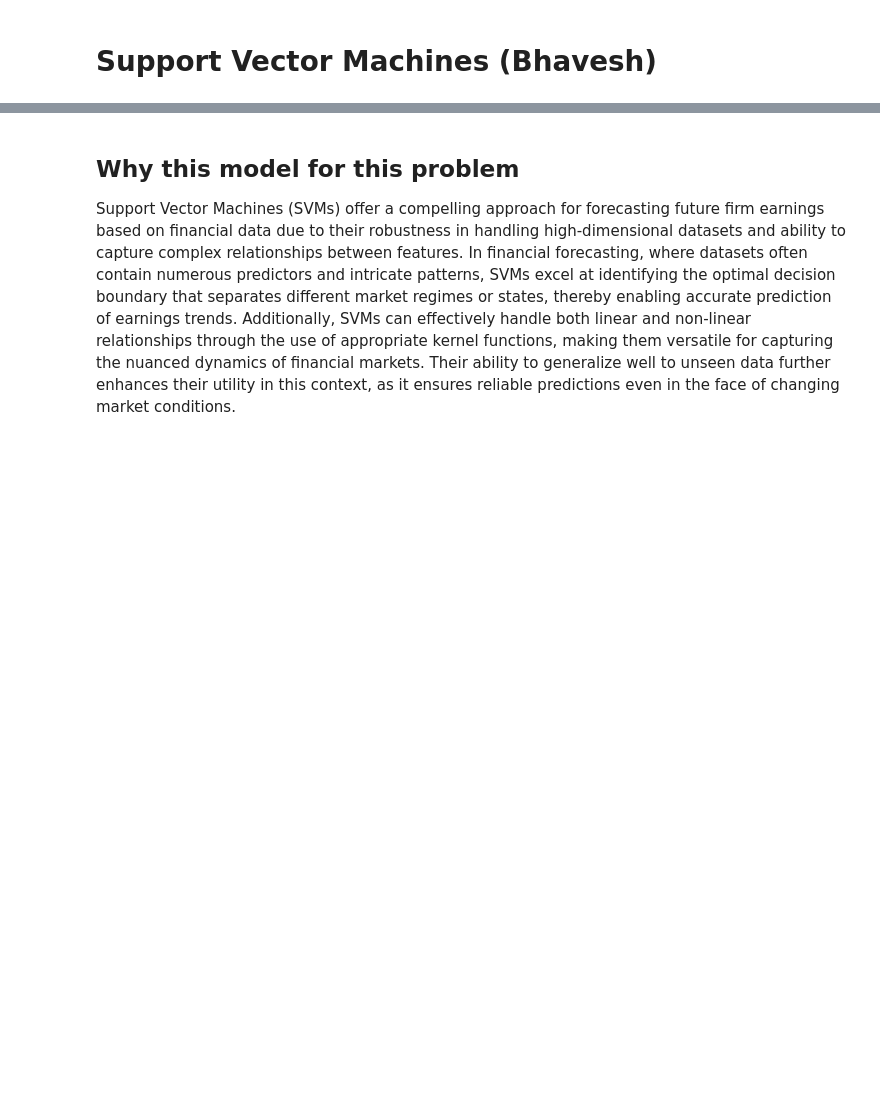
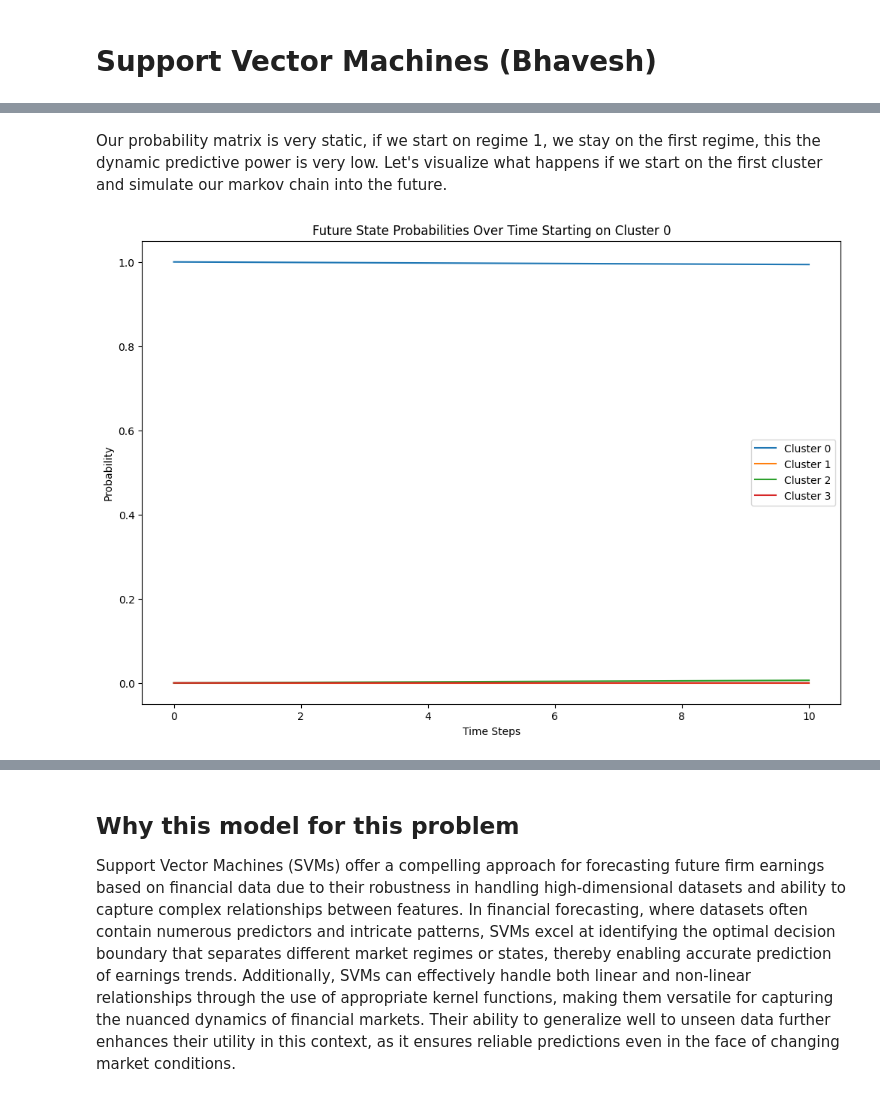
Before and after one commit to franco-rey/521-Final-Project, a Jupyter notebook: Group Report - OUTLINE FOR WRITING.ipynb, the cells around one changed output, grey strips where cells are left out. Drawn from its saved outputs; the diff is of its cells as text; code cells hidden in the pictures; blank space fills up the shorter version.

```diff
--- a/Group Report - OUTLINE FOR WRITING.ipynb
+++ b/Group Report - OUTLINE FOR WRITING.ipynb
@@ -727,0 +842,56 @@ plt.show()
+# %% [markdown]
+Our probability matrix is very static, if we start on regime 1, we stay on the first regime, this the dynamic predictive power is very low. Let's visualize what happens if we start on the first cluster and simulate our markov chain into the future.
+# %%
+import numpy as np
+
+
+num_clusters = 4  # Number of clusters or states in the Markov chain
+num_steps = 10    # We'll start with 10 steps
+
+# predicts next state given current state distribution
+def predict_next_state(current_state_prob, transition_matrix):
+    """
+    Multiply the current state probability distribution by the transition matrix
+    to get the next state distribution.
+    """
+    return np.dot(current_state_prob, transition_matrix)
+
+# simulates multiple steps in the future
+def simulate_markov_chain(start_state, transition_matrix, num_steps):
+    """
+    Simulate a number of steps in a Markov chain given a start state and a transition matrix.
+    """
+    # set the current state probability distribution
+    current_state_prob = np.zeros(num_clusters)
+    current_state_prob[start_state] = 1
+
+    # stores the state probabilities over time
+    future_states = [current_state_prob]
+
+    for _ in range(num_steps):
+        next_state_prob = predict_next_state(current_state_prob, transition_matrix)
+        future_states.append(next_state_prob)
+        current_state_prob = next_state_prob
+
+    return np.array(future_states)
+
+# let's say we start on cluster 0
+current_regime = 0
+
+# simulate the Markov chain from the current regime
+future_states = simulate_markov_chain(current_regime, transition_matrix, num_steps)
+
+# Visualize our Regime Changes
+import matplotlib.pyplot as plt
+
+plt.figure(figsize=(12, 8))
+for i in range(num_clusters):
+    plt.plot(future_states[:, i], label=f'Cluster {i}')
+
+plt.title('Future State Probabilities Over Time Starting on Cluster 0')
+plt.xlabel('Time Steps')
+plt.ylabel('Probability')
+plt.legend()
+plt.show()
+# %% [output]
+[figure, added]
```
Also changed, not shown: parts of 14 cells of this notebook, 1 other file.
